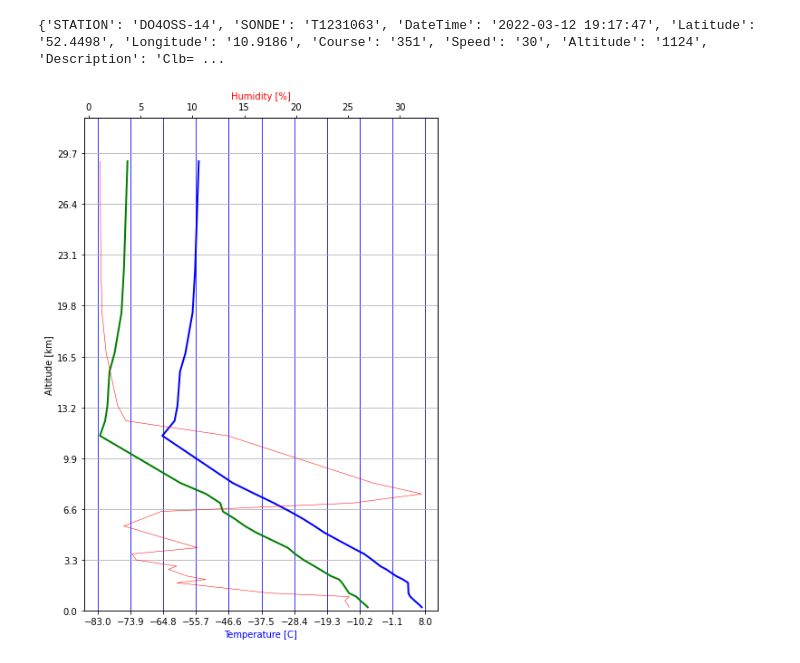
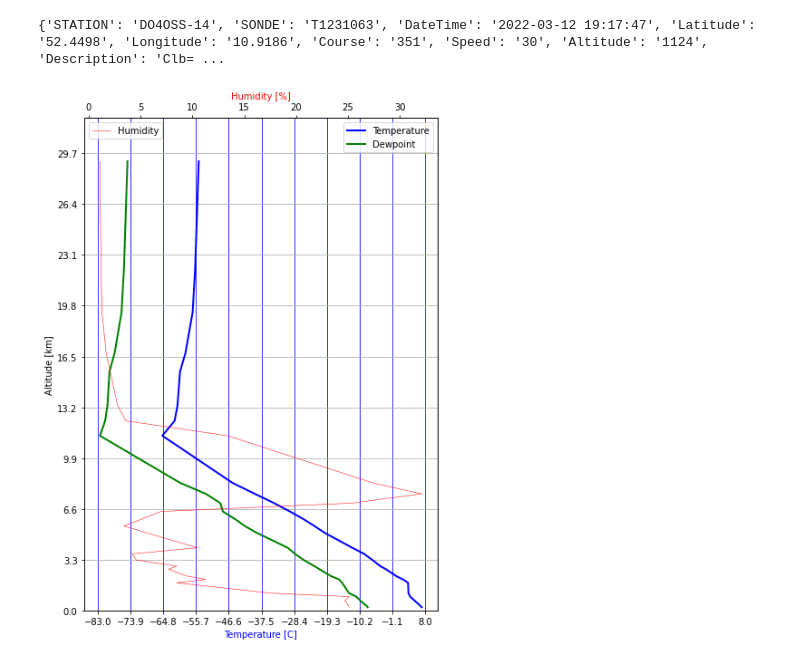
Before and after one commit to AndreasFurster/meteo-analysis, a Jupyter notebook: skewt/skeyt.ipynb, the cells around one changed output. Saved outputs shown, nothing was run; the diff lists cells and outputs as text; code cells hidden in the pictures.

Commit message:
Add legend

```diff
--- a/skewt/skeyt.ipynb
+++ b/skewt/skeyt.ipynb
@@ -102,34 +102,36 @@ def draw_temperature_info(ax, values):
   ax.grid(axis = 'x', color = 'blue')
   ax.set_xlabel('Temperature [C]', color = 'blue')
 
 def plot_temperature(ax, values):
   mask = np.isfinite(values)
   values = values[mask]
 
-  ax.plot(values, altitudes[mask] * 0.001, color = 'blue', linewidth = 2)
+  ax.plot(values, altitudes[mask] * 0.001, color = 'blue', linewidth = 2, label = 'Temperature')
 
 def plot_dewpoint(ax, values):
   mask = np.isfinite(values)
   values = values[mask]
 
-  ax.plot(values, altitudes[mask] * 0.001, color = 'green', linewidth = 2)
+  ax.plot(values, altitudes[mask] * 0.001, color = 'green', linewidth = 2, label = 'Dewpoint')
 
 def plot_humidity(ax, values):
   mask = np.isfinite(values)
   values = values[mask]
 
-  ax.plot(values, altitudes[mask] * 0.001, color = 'red', linewidth = 0.5)
+  ax.plot(values, altitudes[mask] * 0.001, color = 'red', linewidth = 0.5, label = 'Humidity')
   ax.set_xlabel('Humidity [%]', color = 'red')
   # ax.grid(axis = 'x', color = 'red')
 
 
 draw_temperature_info(temp_ax, np.concatenate((temperatures, dewpoints)))
 plot_temperature(temp_ax, temperatures)
 plot_dewpoint(temp_ax, dewpoints)
 
 hum_ax = temp_ax.twiny()
 plot_humidity(hum_ax, humidities)
 
+temp_ax.legend(loc='upper right')
+hum_ax.legend(loc='upper left')
 plt.show()
 # %% [output]
-[figure, old version]
+[figure, new version]
```
